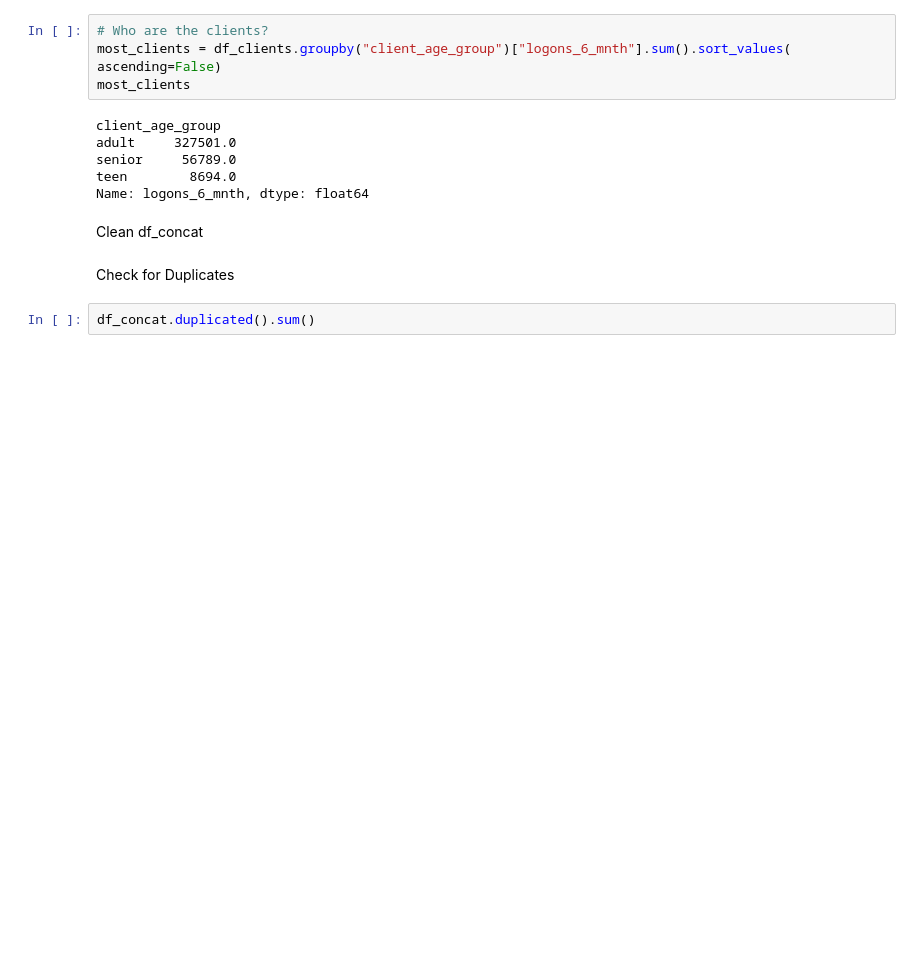
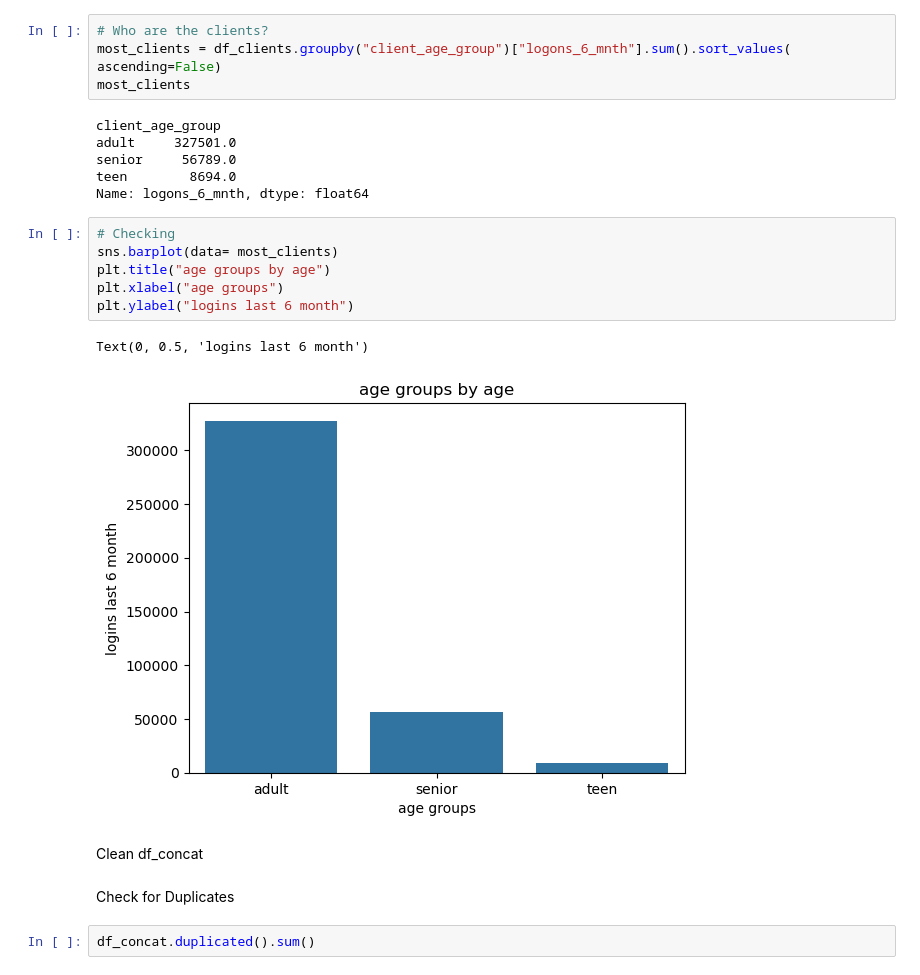
Before and after one commit to SandraGdd/VanguardEDA, a Jupyter notebook: Datasets.ipynb, the cells around one changed output. Cells and saved outputs as stored; diff of their text form; blank space fills up the shorter version.

```diff
--- a/Datasets.ipynb
+++ b/Datasets.ipynb
@@ -96,6 +110,15 @@ adult     327501.0
 senior     56789.0
 teen        8694.0
 Name: logons_6_mnth, dtype: float64
+# %%
+# Checking
+sns.barplot(data= most_clients)
+plt.title("age groups by age")
+plt.xlabel("age groups")
+plt.ylabel("logins last 6 month")
+# %% [output]
+Text(0, 0.5, 'logins last 6 month')
+[figure, added]
 # %% [markdown]
 Clean df_concat
 # %% [markdown]
```
Also changed, not shown: parts of 11 cells of this notebook.
